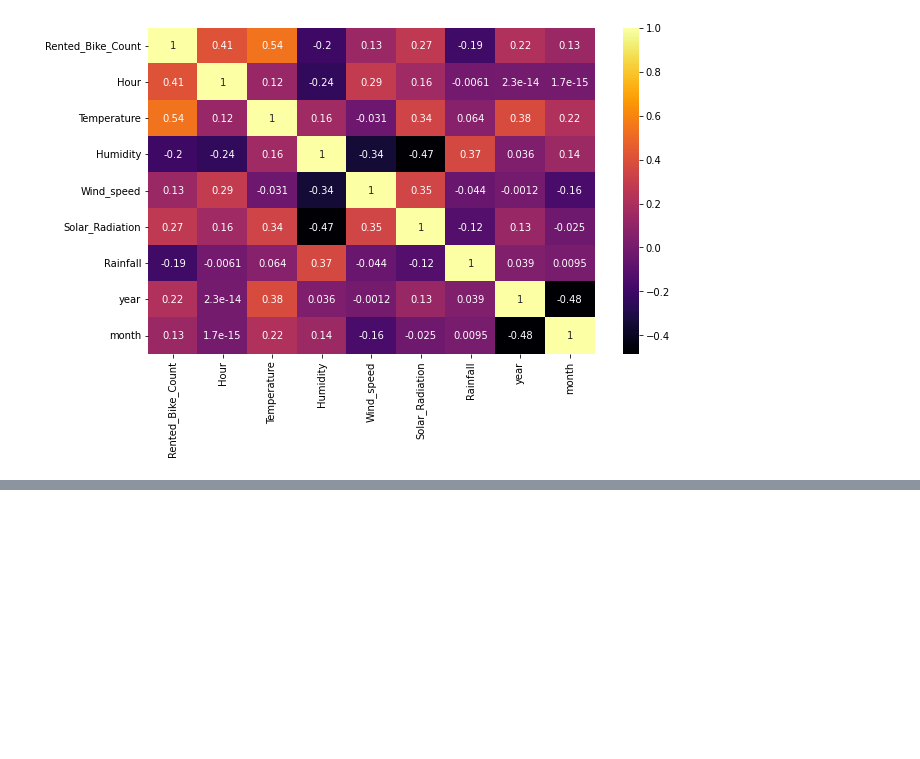
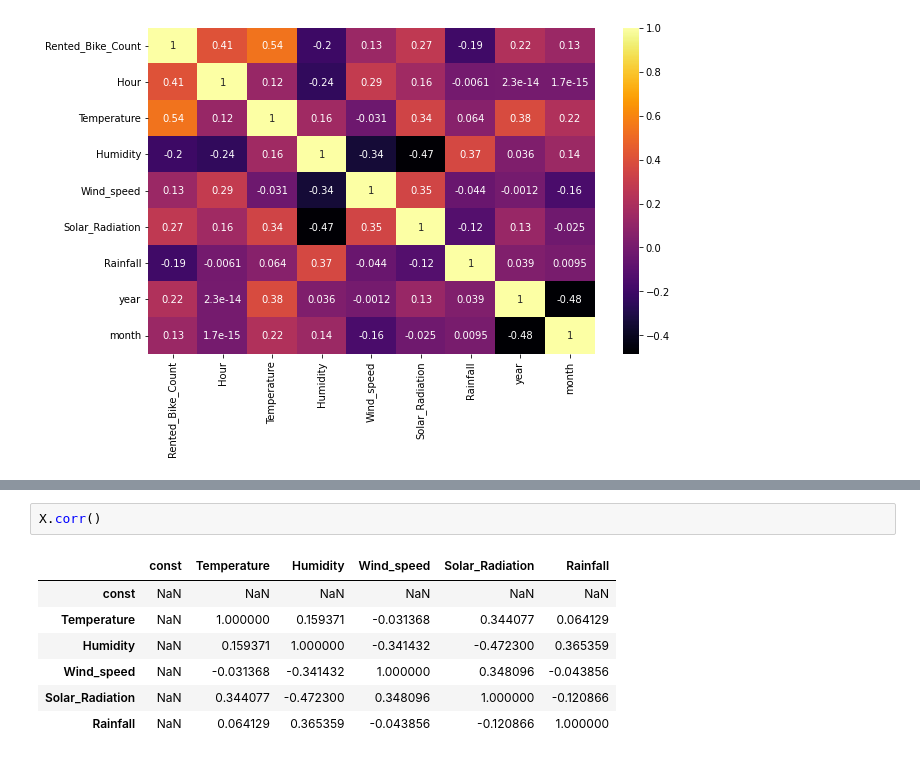
Before and after one commit to NehaGupta-DataScientists/Bike-Sharing-Demand-Prediction, a Jupyter notebook: Bike_Sharing_Demand_Prediction_Capstone_Project.ipynb, the cells around one changed output, grey strips where cells are left out. Drawn from its saved outputs; the diff is of its cells as text; blank space fills up the shorter version.

```diff
--- a/Bike_Sharing_Demand_Prediction_Capstone_Project.ipynb
+++ b/Bike_Sharing_Demand_Prediction_Capstone_Project.ipynb
@@ -537,0 +602,10 @@ sns.heatmap(bike.corr(),cmap='inferno',annot=True)
+# %%
+X.corr()
+# %% [output]
+|  | const | Temperature | Humidity | Wind_speed | Solar_Radiation | Rainfall |
+| const | NaN | NaN | NaN | NaN | NaN | NaN |
+| Temperature | NaN | 1.000000 | 0.159371 | -0.031368 | 0.344077 | 0.064129 |
+| Humidity | NaN | 0.159371 | 1.000000 | -0.341432 | -0.472300 | 0.365359 |
+| Wind_speed | NaN | -0.031368 | -0.341432 | 1.000000 | 0.348096 | -0.043856 |
+| Solar_Radiation | NaN | 0.344077 | -0.472300 | 0.348096 | 1.000000 | -0.120866 |
+| Rainfall | NaN | 0.064129 | 0.365359 | -0.043856 | -0.120866 | 1.000000 |
```
Also changed, not shown: parts of 3 cells of this notebook.
